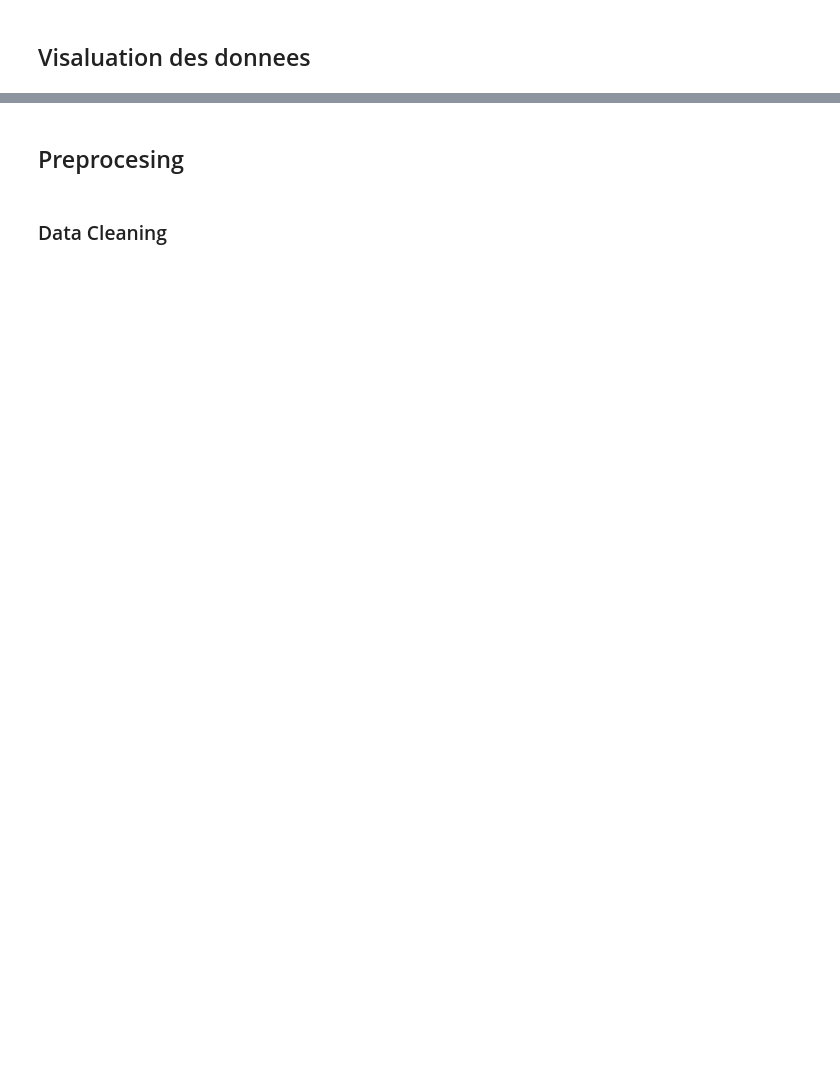
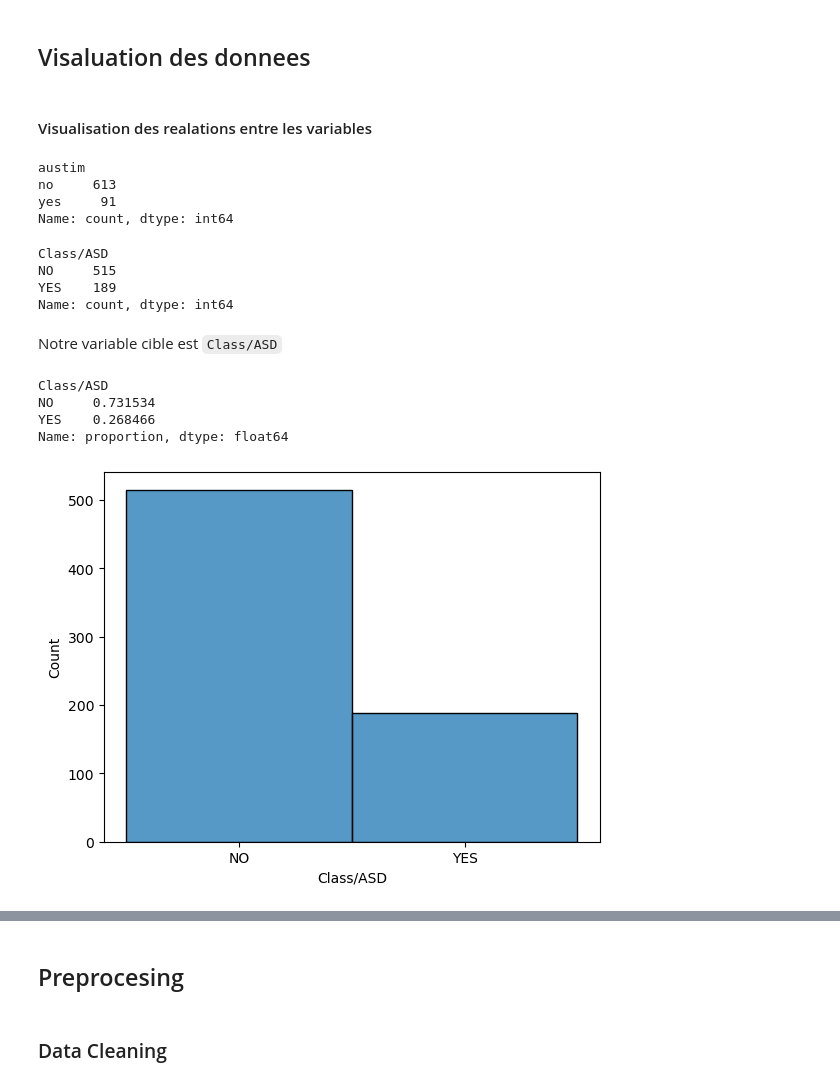
Before and after one commit to aiMBF/Practical_Work_autisme_data, a Jupyter notebook: Codes/preprocessing.ipynb, the cells around one changed output, grey strips where cells are left out. Saved outputs shown, nothing was run; the diff lists cells and outputs as text; code cells hidden in the pictures; blank space fills up the shorter version.

```diff
--- a/Codes/preprocessing.ipynb
+++ b/Codes/preprocessing.ipynb
@@ -214,2 +243,33 @@ for column in categorical_columns:
 # %% [markdown]
 ## Visaluation des donnees
+# %% [markdown]
+#### Visualisation des realations entre les variables
+# %%
+datas['austim'].value_counts()
+# %% [output]
+austim
+no     613
+yes     91
+Name: count, dtype: int64
+# %%
+datas['Class/ASD'].value_counts()
+# %% [output]
+Class/ASD
+NO     515
+YES    189
+Name: count, dtype: int64
+# %% [markdown]
+Notre variable cible est `Class/ASD`
+# %%
+frequency_table = datas['Class/ASD'].value_counts(normalize=True)
+print(frequency_table)
+# %% [output]
+Class/ASD
+NO     0.731534
+YES    0.268466
+Name: proportion, dtype: float64
+# %%
+sns.histplot(datas['Class/ASD'])
+plt.show()
+# %% [output]
+[figure, added]
```
Also changed, not shown: parts of 46 cells of this notebook.
